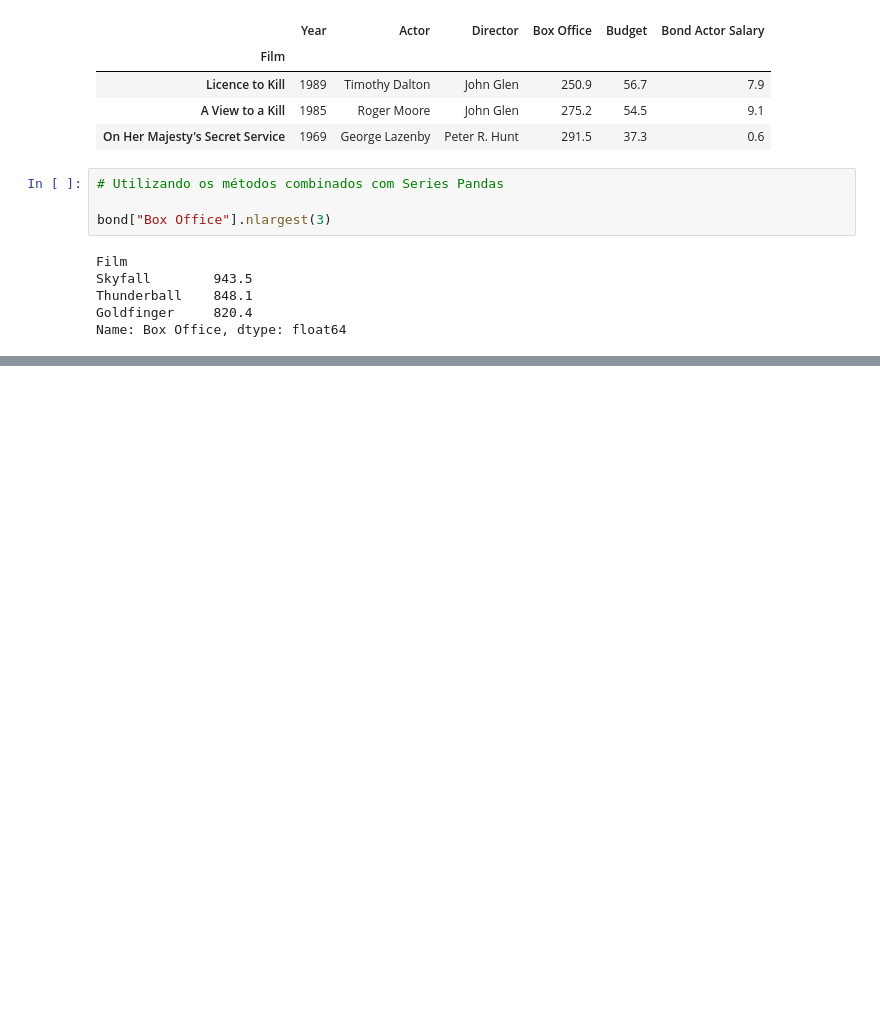
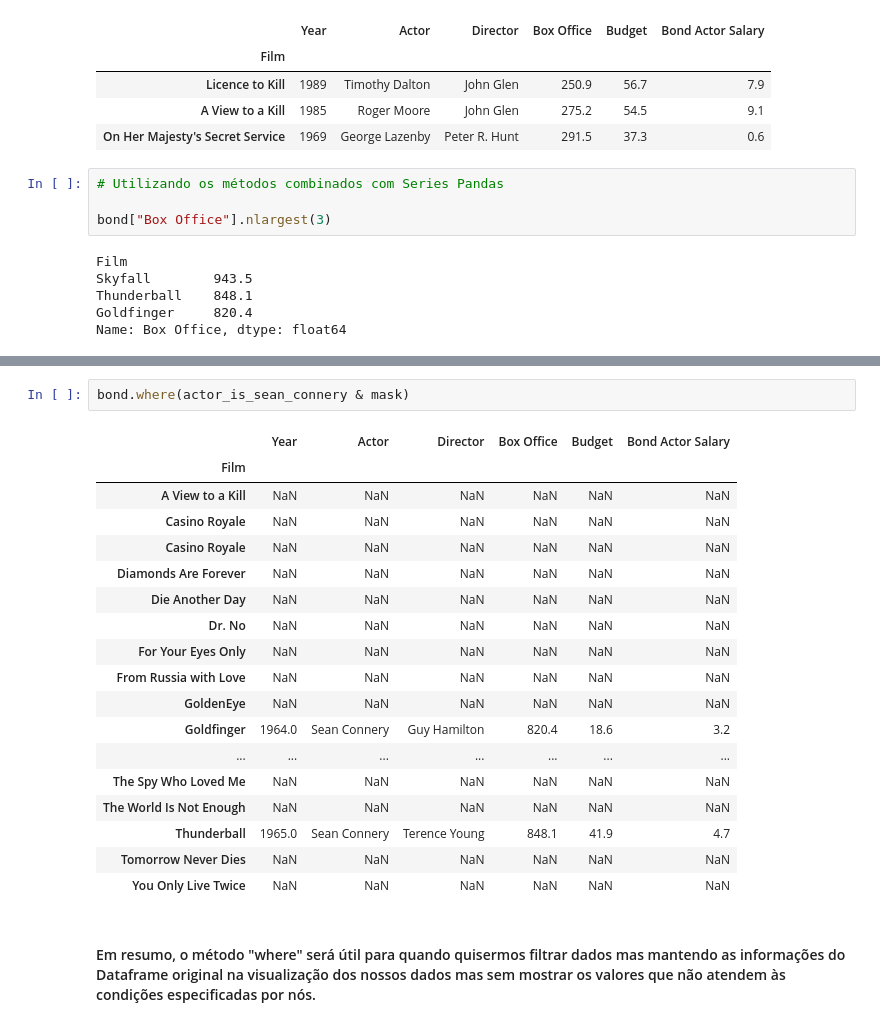
Before and after one commit to lukemariano/-I-love-pandas, a Jupyter notebook: pandas/Dataframe3_data_extraction.ipynb, the cells around one changed output, grey strips where cells are left out. Cells and saved outputs as stored; diff of their text form; blank space fills up the shorter version.

```diff
--- a/pandas/Dataframe3_data_extraction.ipynb
+++ b/pandas/Dataframe3_data_extraction.ipynb
@@ -607,0 +679,23 @@ Name: Box Office, dtype: float64
+# %%
+bond.where(actor_is_sean_connery & mask)
+# %% [output]
+|  | Year | Actor | Director | Box Office | Budget | Bond Actor Salary |
+| Film |  |  |  |  |  |  |
+| A View to a Kill | NaN | NaN | NaN | NaN | NaN | NaN |
+| Casino Royale | NaN | NaN | NaN | NaN | NaN | NaN |
+| Casino Royale | NaN | NaN | NaN | NaN | NaN | NaN |
+| Diamonds Are Forever | NaN | NaN | NaN | NaN | NaN | NaN |
+| Die Another Day | NaN | NaN | NaN | NaN | NaN | NaN |
+| Dr. No | NaN | NaN | NaN | NaN | NaN | NaN |
+| For Your Eyes Only | NaN | NaN | NaN | NaN | NaN | NaN |
+| From Russia with Love | NaN | NaN | NaN | NaN | NaN | NaN |
+| GoldenEye | NaN | NaN | NaN | NaN | NaN | NaN |
+| Goldfinger | 1964.0 | Sean Connery | Guy Hamilton | 820.4 | 18.6 | 3.2 |
+| ... | ... | ... | ... | ... | ... | ... |
+| The Spy Who Loved Me | NaN | NaN | NaN | NaN | NaN | NaN |
+| The World Is Not Enough | NaN | NaN | NaN | NaN | NaN | NaN |
+| Thunderball | 1965.0 | Sean Connery | Terence Young | 848.1 | 41.9 | 4.7 |
+| Tomorrow Never Dies | NaN | NaN | NaN | NaN | NaN | NaN |
+| You Only Live Twice | NaN | NaN | NaN | NaN | NaN | NaN |
+# %% [markdown]
+#### Em resumo, o método "where" será útil para quando quisermos filtrar dados mas mantendo as informações do Dataframe original na visualização dos nossos dados mas sem mostrar os valores que não atendem às condições especificadas por nós.
```
Also changed, not shown: parts of 5 cells of this notebook.
